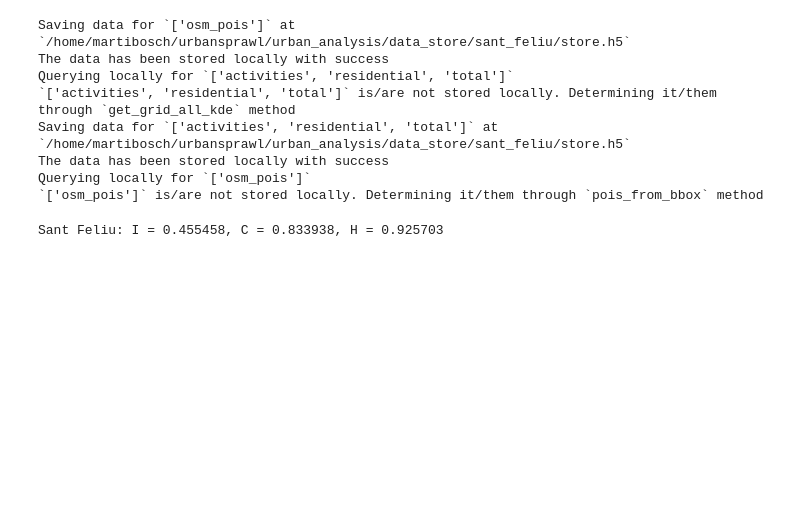
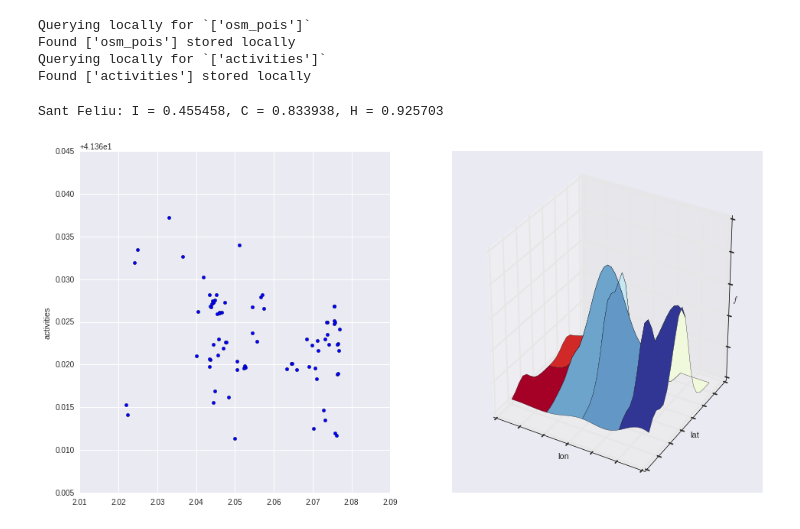
Before and after one commit to martibosch/landusemix, a Jupyter notebook: urban_analysis/notebooks/osm_example.ipynb, the cells around one changed output. Saved outputs shown, nothing was run; the diff lists cells and outputs as text; code cells hidden in the pictures; blank space fills up the shorter version.

```diff
--- a/urban_analysis/notebooks/osm_example.ipynb
+++ b/urban_analysis/notebooks/osm_example.ipynb
@@ -15,30 +15,26 @@ if module_path not in sys.path:
 # %%
 import loaders
 
-city_ref_sf = 'sant_feliu'
-bbox_sf = [41.3700, 2.0203, 41.3973, 2.0774]
-pois_df_sf = loaders.load_osm_pois(city_ref_sf, bbox_sf)
-categories_kde_dict_sf = loaders.load_grid_kde(city_ref_sf, pois_df_sf, bbox_sf)
+city_ref = 'sant_feliu'
+bbox = [41.3700, 2.0203, 41.3973, 2.0774]
+pois = loaders.load_osm_pois(city_ref, bbox)
+activity_kde = loaders.load_osm_grid_kde(city_ref, pois, bbox)
 # %% [output]
-Saving data for `['osm_pois']` at `/home/martibosch/urbansprawl/urban_analysis/data_store/sant_feliu/store.h5`
-The data has been stored locally with success
-Querying locally for `['activities', 'residential', 'total']`
-`['activities', 'residential', 'total']` is/are not stored locally. Determining it/them through `get_grid_all_kde` method
-Saving data for `['activities', 'residential', 'total']` at `/home/martibosch/urbansprawl/urban_analysis/data_store/sant_feliu/store.h5`
-The data has been stored locally with success
 Querying locally for `['osm_pois']`
-`['osm_pois']` is/are not stored locally. Determining it/them through `pois_from_bbox` method
+Found ['osm_pois'] stored locally
+Querying locally for `['activities']`
+Found ['activities'] stored locally
 # %%
 import measures
 import kde
 
-xx_sf, yy_sf = kde._grid_from_bbox(bbox_sf, .0015)
-f_sf = categories_kde_dict_sf['total'].values
+xx, yy = kde._grid_from_bbox(bbox, .0015)
+f = activity_kde.values
 
-I_sf = measures.moran_index(xx_sf, yy_sf, f_sf)
-C_sf = measures.geary_index(xx_sf, yy_sf, f_sf)
-H_sf = measures.relative_entropy(f_sf)
+I = measures.moran_index(xx, yy, f)
+C = measures.geary_index(xx, yy, f)
+H = measures.relative_entropy(f)
 
-print('Sant Feliu: I = %f, C = %f, H = %f' % (I_sf, C_sf, H_sf))
+print('Sant Feliu: I = %f, C = %f, H = %f' % (I, C, H))
 # %% [output]
 Sant Feliu: I = 0.455458, C = 0.833938, H = 0.925703
@@ -49,0 +41,7 @@ plot_categories_kde(categories_kde_dict_sf, pois_df_sf, xx_sf, yy_sf)
+# %%
+from plots import plot_category_kde
+
+%matplotlib qt
+plot_category_kde(activity_kde, pois, xx, yy, 'activities')
+# %% [output]
+[figure, added]
```
Also changed, not shown: parts of 1 cell of this notebook, 6 other files.
